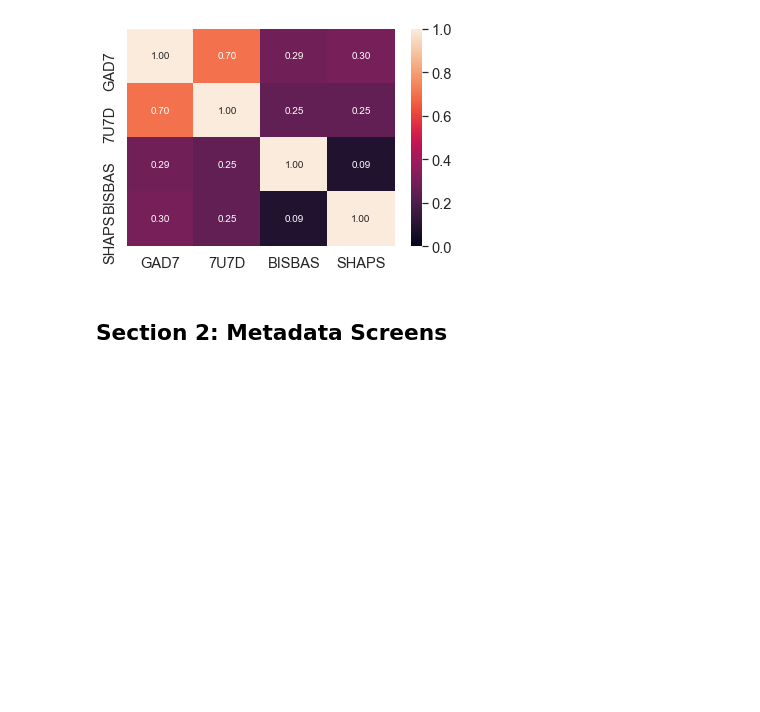
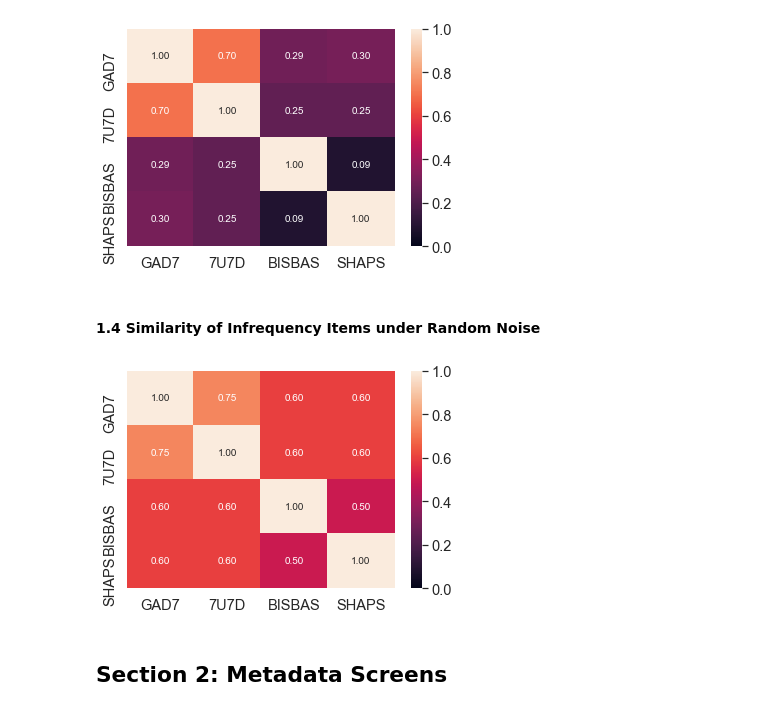
Before and after one commit to nivlab/sciops, a Jupyter notebook: analysis/notebooks/02_ROC.ipynb, the cells around one changed output. Saved outputs shown, nothing was run; the diff lists cells and outputs as text; code cells hidden in the pictures; blank space fills up the shorter version.

Commit message:
add simulation under random responding

```diff
--- a/analysis/notebooks/02_ROC.ipynb
+++ b/analysis/notebooks/02_ROC.ipynb
@@ -132,6 +132,41 @@ dice = DataFrame(1 - pairwise_distances(infreq.T, metric='dice'), columns=cols,
 sns.heatmap(dice, vmin=0, vmax=1, annot=True, fmt='0.2f');
 # %% [output]
 [figure]
+# %% [markdown]
+#### 1.4 Similarity of Infrequency Items under Random Noise
+# %%
+np.random.seed(47404)
+
+## Define metadata.
+flags = [(1,2,3),(1,2,3),(2,3),(2,3)]
+n_sim = 1000
+
+## Preallocate space.
+D = np.zeros((n_sim,4,4))
+
+## Iteratively simulate.
+for i in range(n_sim):
+
+    ## Simulate random responses.
+    Y = np.row_stack([
+        np.zeros((300,4)),
+        np.random.randint(0,4,(100,4))
+    ])
+
+    ## Threshold according to actual scales.
+    for j, flag in enumerate(flags):
+        Y[:,j] = np.in1d(Y[:,j], flag)
+
+    ## Compute and store similarity.
+    D[i] = 1 - pairwise_distances(Y.T.astype(bool), metric='dice')
+
+## Average across simulations.
+D = DataFrame(D.mean(axis=0), columns=cols, index=cols)
+
+## Plot similarity
+sns.heatmap(D, vmin=0, vmax=1, annot=True, fmt='0.2f');
+# %% [output]
+[figure, added]
 # %% [markdown]
 ## Section 2: Metadata Screens
 # %%
```
